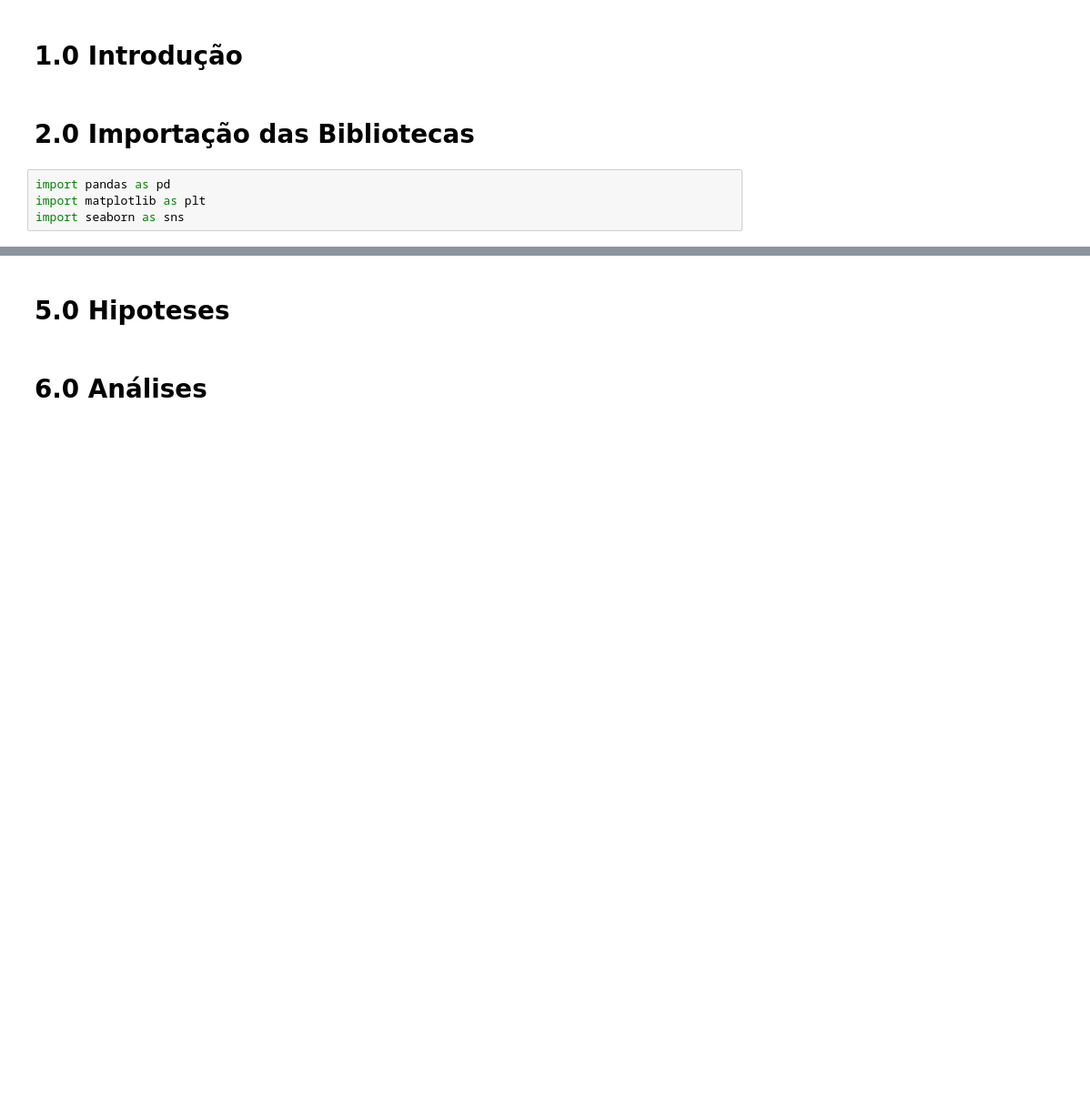
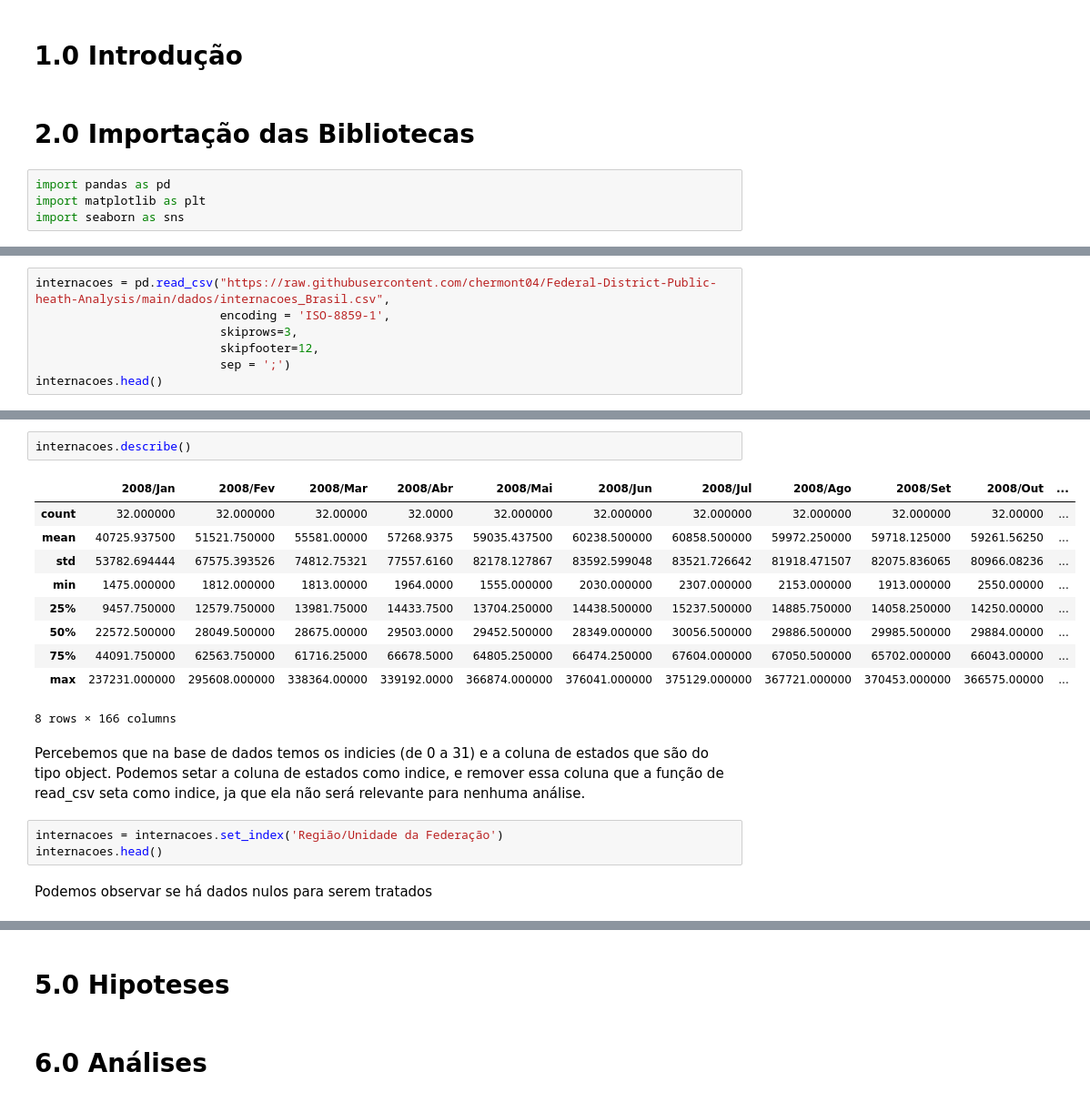
Before and after one commit to chermont04/Federal-District-Public-heath-Analysis, a Jupyter notebook: notebooks/Analise_de_internacoes_Brasil.ipynb, the cells around one changed output, grey strips where cells are left out. Shown at 91% size. Cells and saved outputs as stored; diff of their text form; blank space fills up the shorter version.

Commit message:
Carregamento e análise dos dados de internacoes

```diff
--- a/notebooks/Analise_de_internacoes_Brasil.ipynb
+++ b/notebooks/Analise_de_internacoes_Brasil.ipynb
@@ -14,0 +21,7 @@ import seaborn as sns
+# %%
+internacoes = pd.read_csv("https://raw.githubusercontent.com/chermont04/Federal-District-Public-heath-Analysis/main/dados/internacoes_Brasil.csv",
+                          encoding = 'ISO-8859-1',
+                          skiprows=3,
+                          skipfooter=12,
+                          sep = ';')
+internacoes.head()
@@ -14,0 +46,20 @@ import seaborn as sns
+# %%
+internacoes.describe()
+# %% [output]
+|  | 2008/Jan | 2008/Fev | 2008/Mar | 2008/Abr | 2008/Mai | 2008/Jun | 2008/Jul | 2008/Ago | 2008/Set | 2008/Out | ... |
+| count | 32.000000 | 32.000000 | 32.00000 | 32.0000 | 32.000000 | 32.000000 | 32.000000 | 32.000000 | 32.000000 | 32.00000 | ... |
+| mean | 40725.937500 | 51521.750000 | 55581.00000 | 57268.9375 | 59035.437500 | 60238.500000 | 60858.500000 | 59972.250000 | 59718.125000 | 59261.56250 | ... |
+| std | 53782.694444 | 67575.393526 | 74812.75321 | 77557.6160 | 82178.127867 | 83592.599048 | 83521.726642 | 81918.471507 | 82075.836065 | 80966.08236 | ... |
+| min | 1475.000000 | 1812.000000 | 1813.00000 | 1964.0000 | 1555.000000 | 2030.000000 | 2307.000000 | 2153.000000 | 1913.000000 | 2550.00000 | ... |
+| 25% | 9457.750000 | 12579.750000 | 13981.75000 | 14433.7500 | 13704.250000 | 14438.500000 | 15237.500000 | 14885.750000 | 14058.250000 | 14250.00000 | ... |
+| 50% | 22572.500000 | 28049.500000 | 28675.00000 | 29503.0000 | 29452.500000 | 28349.000000 | 30056.500000 | 29886.500000 | 29985.500000 | 29884.00000 | ... |
+| 75% | 44091.750000 | 62563.750000 | 61716.25000 | 66678.5000 | 64805.250000 | 66474.250000 | 67604.000000 | 67050.500000 | 65702.000000 | 66043.00000 | ... |
+| max | 237231.000000 | 295608.000000 | 338364.00000 | 339192.0000 | 366874.000000 | 376041.000000 | 375129.000000 | 367721.000000 | 370453.000000 | 366575.00000 | ... |
+8 rows × 166 columns
+# %% [markdown]
+Percebemos que na base de dados temos os indicies (de 0 a 31) e a coluna de estados que são do tipo object. Podemos setar a coluna de estados como indice, e remover essa coluna que a função de read_csv seta como indice, ja que ela não será relevante para nenhuma análise.
+# %%
+internacoes = internacoes.set_index('Região/Unidade da Federação')
+internacoes.head()
+# %% [markdown]
+Podemos observar se há dados nulos para serem tratados
```
Also changed, not shown: parts of 8 cells of this notebook.
